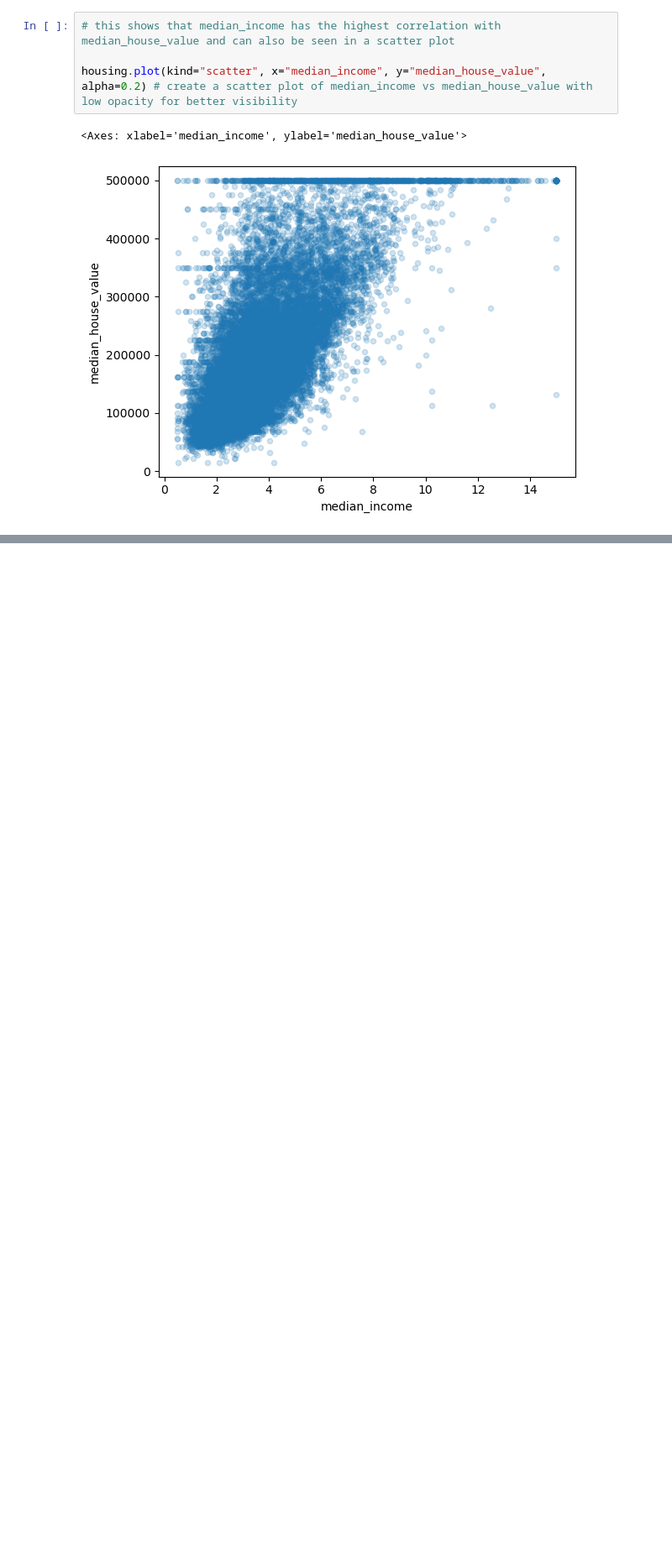
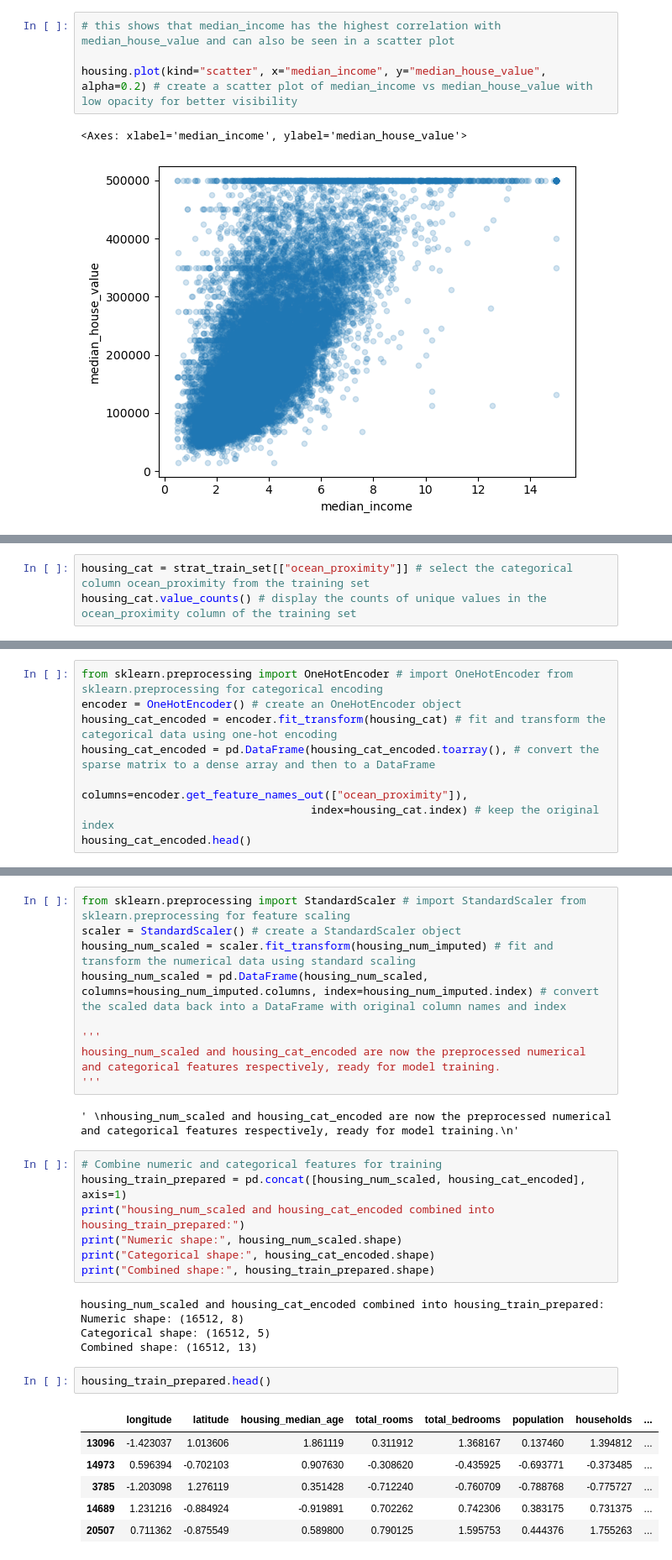
Before and after one commit to PatThompson1306/homl_california_housing, a Jupyter notebook: california_housing.ipynb, the cells around one changed output, grey strips where cells are left out. Shown at 84% size. Saved outputs shown, nothing was run; the diff lists cells and outputs as text; blank space fills up the shorter version.

```diff
--- a/california_housing.ipynb
+++ b/california_housing.ipynb
@@ -199,0 +286,3 @@ housing.plot(kind="scatter", x="median_income", y="median_house_value", alpha=0.
+# %%
+housing_cat = strat_train_set[["ocean_proximity"]] # select the categorical column ocean_proximity from the training set
+housing_cat.value_counts() # display the counts of unique values in the ocean_proximity column of the training set
@@ -199,0 +297,8 @@ housing.plot(kind="scatter", x="median_income", y="median_house_value", alpha=0.
+# %%
+from sklearn.preprocessing import OneHotEncoder # import OneHotEncoder from sklearn.preprocessing for categorical encoding
+encoder = OneHotEncoder() # create an OneHotEncoder object
+housing_cat_encoded = encoder.fit_transform(housing_cat) # fit and transform the categorical data using one-hot encoding
+housing_cat_encoded = pd.DataFrame(housing_cat_encoded.toarray(), # convert the sparse matrix to a dense array and then to a DataFrame
+                                   columns=encoder.get_feature_names_out(["ocean_proximity"]),
+                                   index=housing_cat.index) # keep the original index
+housing_cat_encoded.head()
@@ -199,0 +335,32 @@ housing.plot(kind="scatter", x="median_income", y="median_house_value", alpha=0.
+# %%
+from sklearn.preprocessing import StandardScaler # import StandardScaler from sklearn.preprocessing for feature scaling
+scaler = StandardScaler() # create a StandardScaler object
+housing_num_scaled = scaler.fit_transform(housing_num_imputed) # fit and transform the numerical data using standard scaling
+housing_num_scaled = pd.DataFrame(housing_num_scaled, columns=housing_num_imputed.columns, index=housing_num_imputed.index) # convert the scaled data back into a DataFrame with original column names and index
+
+'''
+housing_num_scaled and housing_cat_encoded are now the preprocessed numerical and categorical features respectively, ready for model training.
+'''
+# %% [output]
+' \nhousing_num_scaled and housing_cat_encoded are now the preprocessed numerical and categorical features respectively, ready for model training.\n'
+# %%
+# Combine numeric and categorical features for training
+housing_train_prepared = pd.concat([housing_num_scaled, housing_cat_encoded], axis=1)
+print("housing_num_scaled and housing_cat_encoded combined into housing_train_prepared:")
+print("Numeric shape:", housing_num_scaled.shape)
+print("Categorical shape:", housing_cat_encoded.shape)
+print("Combined shape:", housing_train_prepared.shape)
+# %% [output]
+housing_num_scaled and housing_cat_encoded combined into housing_train_prepared:
+Numeric shape: (16512, 8)
+Categorical shape: (16512, 5)
+Combined shape: (16512, 13)
+# %%
+housing_train_prepared.head()
+# %% [output]
+|  | longitude | latitude | housing_median_age | total_rooms | total_bedrooms | population | households | ... |
+| 13096 | -1.423037 | 1.013606 | 1.861119 | 0.311912 | 1.368167 | 0.137460 | 1.394812 | ... |
+| 14973 | 0.596394 | -0.702103 | 0.907630 | -0.308620 | -0.435925 | -0.693771 | -0.373485 | ... |
+| 3785 | -1.203098 | 1.276119 | 0.351428 | -0.712240 | -0.760709 | -0.788768 | -0.775727 | ... |
+| 14689 | 1.231216 | -0.884924 | -0.919891 | 0.702262 | 0.742306 | 0.383175 | 0.731375 | ... |
+| 20507 | 0.711362 | -0.875549 | 0.589800 | 0.790125 | 1.595753 | 0.444376 | 1.755263 | ... |
```
Also changed, not shown: parts of 16 cells of this notebook.
